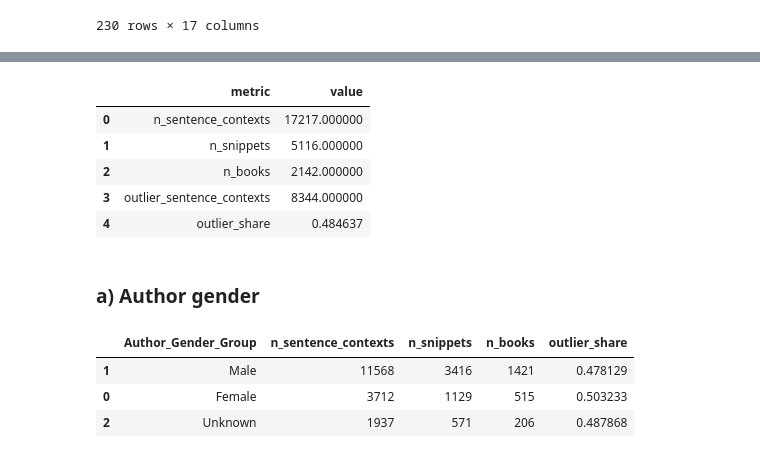
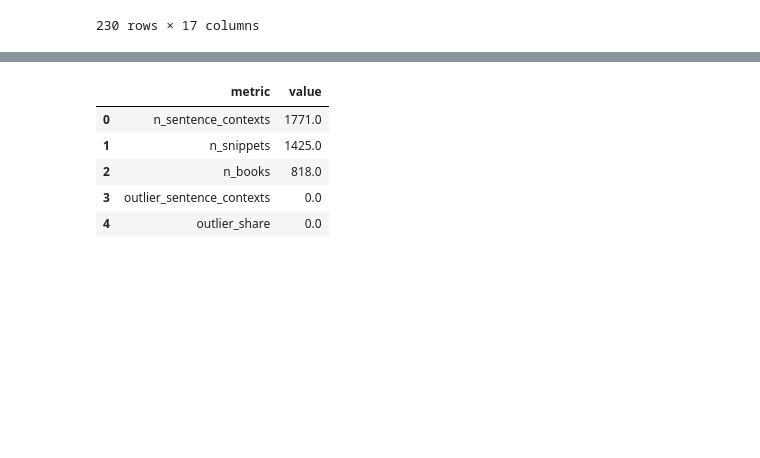
Before and after one commit to eglantine-vialaneix/opium-gutenberg, a Jupyter notebook: code/3_analysis/topic_modelling.ipynb, the cells around one changed output, grey strips where cells are left out. Saved outputs shown, nothing was run; the diff lists cells and outputs as text; code cells hidden in the pictures; blank space fills up the shorter version.

```diff
--- a/code/3_analysis/topic_modelling.ipynb
+++ b/code/3_analysis/topic_modelling.ipynb
@@ -66,22 +68,20 @@ EXPORT_RESULTS = True
 HISTORICAL_EMBEDDING_MODEL = "emanjavacas/MacBERTh"
 SENTENCE_LEVEL_EMBEDDING_MODEL = "sentence-transformers/all-MiniLM-L6-v2"
 
-ALL_LDA_TOPIC_COUNTS = range(2, 20)
+ALL_LDA_TOPIC_COUNTS = range(2, 70, 2)
 GROUP_LDA_TOPIC_COUNTS = range(2, 9)
 
-PERIOD_START_YEAR = 1850
-PERIOD_YEARS = 20
-N_PERIODS = 4
+PERIOD_BINS = [(1850, 1880), (1881, 1911), (1912, 1930)]
 
-RUN_SENTENCE_BERTOPIC_TUNING = True
+RUN_SENTENCE_BERTOPIC_TUNING = False
 SENTENCE_CONTEXT_WINDOW = 1
-SENTENCE_CONTEXT_EMBEDDINGS = OUTPUT_DIR / "sentence_context_embeddings_all_MiniLM_L6_v2.npy"
+SENTENCE_CONTEXT_EMBEDDINGS = OUTPUT_DIR / "final_model/sentence_context_embeddings_all_MiniLM_L6_v2.npy"
 
 TUNED_SENTENCE_BERTOPIC_CONFIGS = [
-    {"name": "context_leaf_mcs80_ms1_nn12", "min_cluster_size": 80, "min_samples": 1, "n_neighbors": 12},
+    #{"name": "context_leaf_mcs80_ms1_nn12", "min_cluster_size": 80, "min_samples": 1, "n_neighbors": 12},
     {"name": "context_leaf_mcs60_ms1_nn10", "min_cluster_size": 60, "min_samples": 1, "n_neighbors": 10},
-    {"name": "context_leaf_mcs40_ms1_nn10", "min_cluster_size": 40, "min_samples": 1, "n_neighbors": 10},
-    {"name": "context_leaf_mcs30_ms1_nn8", "min_cluster_size": 30, "min_samples": 1, "n_neighbors": 8},
+    #{"name": "context_leaf_mcs40_ms1_nn10", "min_cluster_size": 40, "min_samples": 1, "n_neighbors": 10},
+    #{"name": "context_leaf_mcs30_ms1_nn8", "min_cluster_size": 30, "min_samples": 1, "n_neighbors": 8},
 ]
 # %% [markdown]
 ## 2) Loading snippets
@@ -168,9 +184,7 @@ df_docs = add_locc_group(df_docs, locc_col="LoCC")
 df_docs = add_period_column(
     df_docs,
     year_col="Published Year",
-    start_year=PERIOD_START_YEAR,
-    period_years=PERIOD_YEARS,
-    n_periods=N_PERIODS,
+    period_bins=PERIOD_BINS,
 )
 
 keyword_terms = set(df_docs["Keyword"].dropna().astype(str).str.lower()) | set(KEYWORDS)
@@ -717,6 +781,6 @@ The final sentence-level BERTopic model is now treated as a shared topic space.
 # %%
-FINAL_TOPIC_ASSIGNMENTS_PATH = OUTPUT_DIR / "sentence_context_bertopic_tuned_final_document_topics.csv"
-FINAL_TOPIC_TERMS_PATH = OUTPUT_DIR / "sentence_context_bertopic_tuned_final_topics_terms.csv"
+FINAL_TOPIC_ASSIGNMENTS_PATH = OUTPUT_DIR / "final_model/sentence_context_bertopic_tuned_final_document_topics.csv"
+FINAL_TOPIC_TERMS_PATH = OUTPUT_DIR / "final_model/sentence_context_bertopic_tuned_final_topics_terms.csv"
 
 if "bertopic_sentences" in globals() and isinstance(bertopic_sentences, dict):
     df_final_topics = bertopic_sentences["assignments"].copy()
@@ -751,35 +815,67 @@ df_final_topics["Assigned_Gender_Group"] = (
 )
 df_final_topics["LoCC_Display"] = (
     df_final_topics["LoCC"]
     .fillna("Unknown")
     .replace("", "Unknown")
     .astype(str)
     .str.strip()
 )
+df_final_topics = add_period_column(
+    df_final_topics,
+    year_col="Published Year",
+    period_bins=PERIOD_BINS,
+)
 df_final_topics["Period"] = df_final_topics["Period"].astype("string")
+SELECTED_TOPIC_LABELS = {
+    1: "Opium as a smoking habit",
+    6: "The power of the stimulant",
+    8: "Pain and sorrow",
+    9: "An illegal marchandise",
+    13: "Through olfaction",
+    15: "De Quincey's book as a reference",
+    16: "Refering to Coleridge himself",
+    19: "Poison",
+}
+SELECTED_TOPIC_IDS = list(SELECTED_TOPIC_LABELS)
+
+sns.set_theme(style="whitegrid", context="notebook", font_scale=1.15)
+plt.rcParams.update({
+    "axes.titlesize": 15,
+    "axes.labelsize": 13,
+    "xtick.labelsize": 11,
+    "ytick.labelsize": 11,
+    "legend.fontsize": 11,
+    "legend.title_fontsize": 12,
+})
+
+df_final_topics["bertopic_topic"] = df_final_topics["bertopic_topic"].astype(int)
+df_final_topics = df_final_topics.loc[
+    df_final_topics["bertopic_topic"].isin(SELECTED_TOPIC_IDS)
+].copy()
+df_final_topics["topic_label"] = df_final_topics["bertopic_topic"].map(SELECTED_TOPIC_LABELS)
 
 outlier_mask = df_final_topics["bertopic_topic"].astype(int).eq(-1)
 topic_assignment_sanity = pd.DataFrame({
     "metric": [
         "n_sentence_contexts",
         "n_snippets",
         "n_books",
         "outlier_sentence_contexts",
         "outlier_share",
     ],
     "value": [
         df_final_topics["sentence_id"].nunique(),
         df_final_topics["snippet_id"].nunique(),
         df_final_topics["Book_ID"].nunique(),
         int(outlier_mask.sum()),
         outlier_mask.mean(),
     ],
 })
 topic_assignment_sanity
 # %% [output]
 |  | metric | value |
-| 0 | n_sentence_contexts | 17217.000000 |
-| 1 | n_snippets | 5116.000000 |
-| 2 | n_books | 2142.000000 |
-| 3 | outlier_sentence_contexts | 8344.000000 |
-| 4 | outlier_share | 0.484637 |
+| 0 | n_sentence_contexts | 1771.0 |
+| 1 | n_snippets | 1425.0 |
+| 2 | n_books | 818.0 |
+| 3 | outlier_sentence_contexts | 0.0 |
+| 4 | outlier_share | 0.0 |
@@ -841,10 +881,0 @@ def metadata_topic_counts(df, group_col):
-# %% [markdown]
-### a) Author gender
-# %%
-author_gender_counts = metadata_topic_counts(df_final_topics, "Author_Gender_Group")
-author_gender_counts
-# %% [output]
-|  | Author_Gender_Group | n_sentence_contexts | n_snippets | n_books | outlier_share |
-| 1 | Male | 11568 | 3416 | 1421 | 0.478129 |
-| 0 | Female | 3712 | 1129 | 515 | 0.503233 |
-| 2 | Unknown | 1937 | 571 | 206 | 0.487868 |
```
Also changed, not shown: parts of 79 cells of this notebook, 20 other files.
